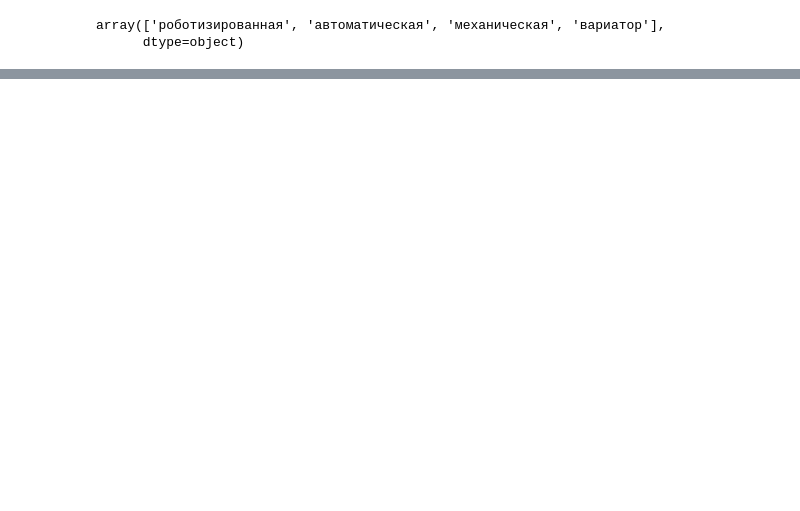
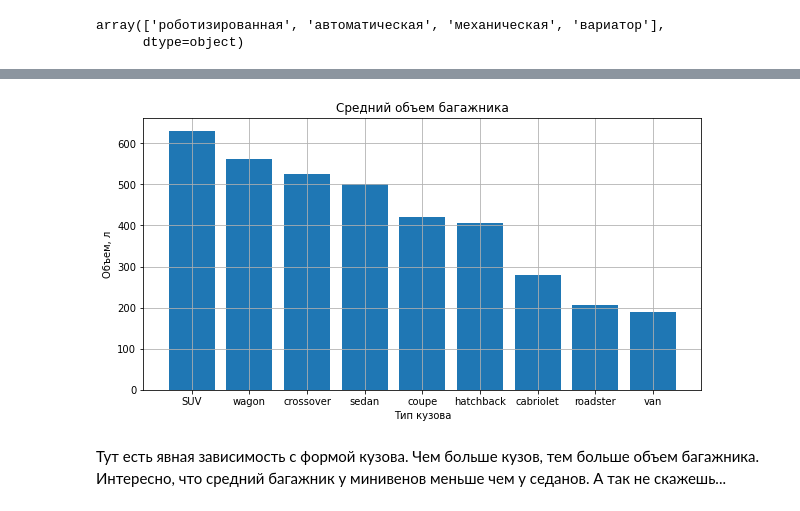
Before and after one commit to BasilPDS/Other_task, a Jupyter notebook: Task_auto_classif.ipynb, the cells around one changed output, grey strips where cells are left out. Cells and saved outputs as stored; diff of their text form; code cells hidden in the pictures; blank space fills up the shorter version.

```diff
--- a/Task_auto_classif.ipynb
+++ b/Task_auto_classif.ipynb
@@ -711,0 +685,3 @@ df
+# %%
+# Преобразование признака в числовой формат
+df['trunk_vol'] = df.loc[:, ('trunk_vol')].apply(lambda x: convert_str_to_other(x))
@@ -711,0 +721,2 @@ df
+# %%
+trunk_vol_mean = round(df.groupby('main_type_car')['trunk_vol'].median())
@@ -711,0 +726,14 @@ df
+# %%
+trunk_vol_mean= trunk_vol_mean.reset_index().sort_values(by='trunk_vol', ascending=False)
+# %%
+plt.figure(figsize=(10, 5))
+plt.title('Средний объем багажника')
+plt.bar(trunk_vol_mean['main_type_car'], trunk_vol_mean['trunk_vol'])
+plt.xlabel('Тип кузова')
+plt.ylabel('Объем, л')
+plt.grid(True)
+# %% [output]
+[figure, added]
+# %% [markdown]
+Тут есть явная зависимость с формой кузова. Чем больше кузов, тем больше объем багажника.
+Интересно, что средний багажник у минивенов меньше чем у седанов. А так не скажешь...
```
Also changed, not shown: parts of 24 cells of this notebook.
